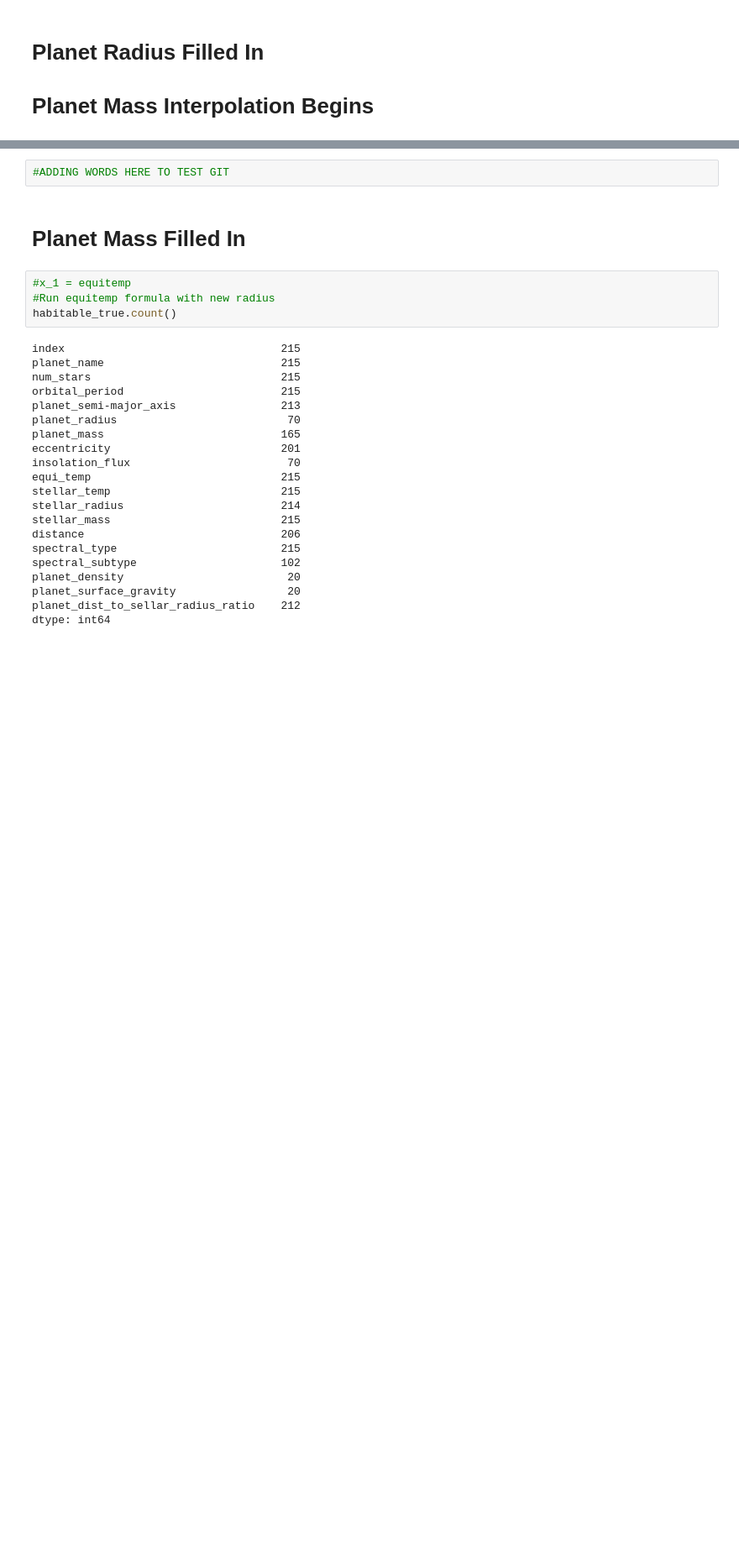
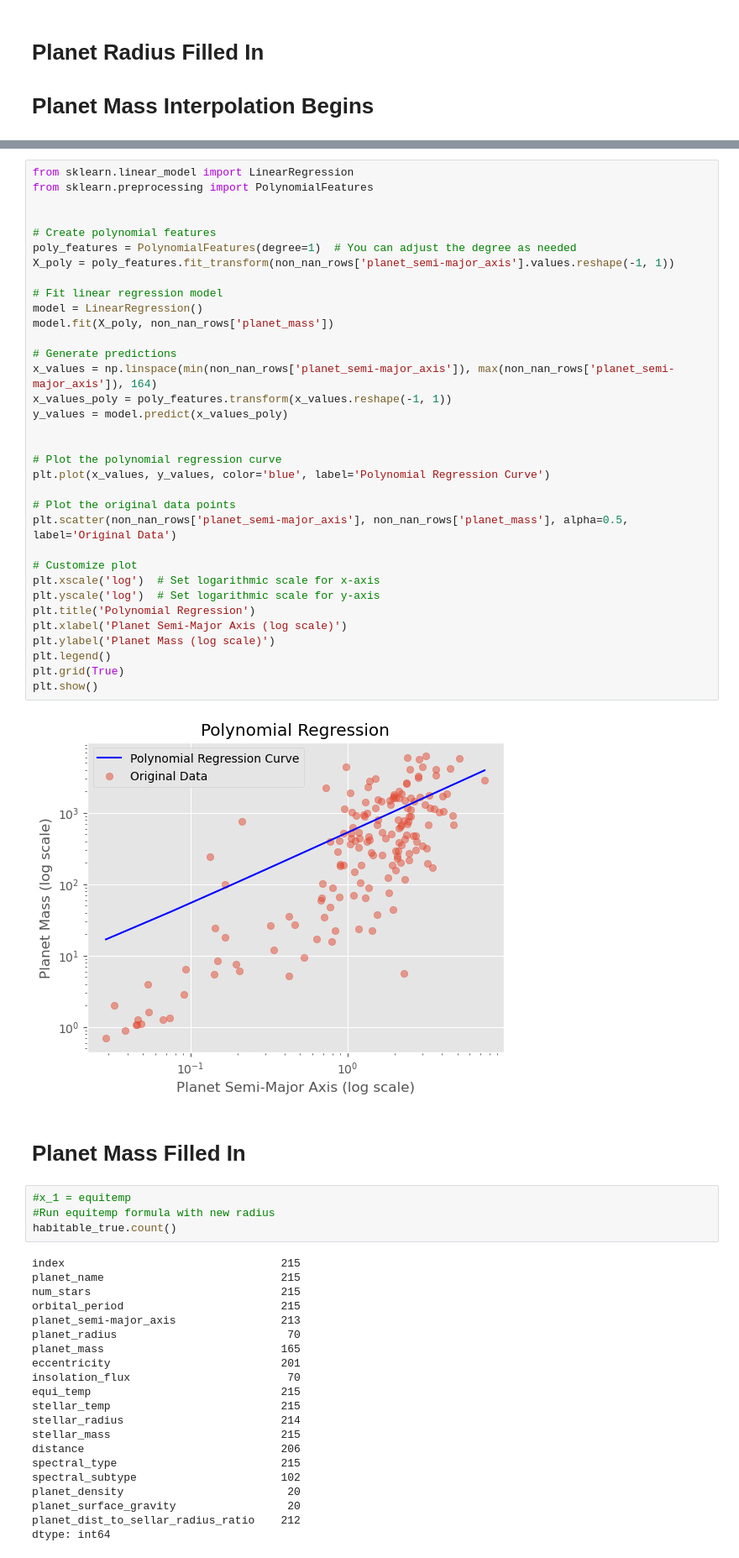
Before and after one commit to brsm3129/HabitablePlanets, a Jupyter notebook: DataCollection.ipynb, the cells around one changed output, grey strips where cells are left out. Shown at 84% size. Saved outputs shown, nothing was run; the diff lists cells and outputs as text; blank space fills up the shorter version.

```diff
--- a/DataCollection.ipynb
+++ b/DataCollection.ipynb
@@ -895,5 +896,39 @@ plt.show()
 # %%
-#ADDING WORDS HERE TO TEST GIT
+from sklearn.linear_model import LinearRegression
+from sklearn.preprocessing import PolynomialFeatures
+
+
+# Create polynomial features
+poly_features = PolynomialFeatures(degree=1)  # You can adjust the degree as needed
+X_poly = poly_features.fit_transform(non_nan_rows['planet_semi-major_axis'].values.reshape(-1, 1))
+
+# Fit linear regression model
+model = LinearRegression()
+model.fit(X_poly, non_nan_rows['planet_mass'])
+
+# Generate predictions
+x_values = np.linspace(min(non_nan_rows['planet_semi-major_axis']), max(non_nan_rows['planet_semi-major_axis']), 164)
+x_values_poly = poly_features.transform(x_values.reshape(-1, 1))
+y_values = model.predict(x_values_poly)
+
+
+# Plot the polynomial regression curve
+plt.plot(x_values, y_values, color='blue', label='Polynomial Regression Curve')
+
+# Plot the original data points
+plt.scatter(non_nan_rows['planet_semi-major_axis'], non_nan_rows['planet_mass'], alpha=0.5, label='Original Data')
+
+# Customize plot
+plt.xscale('log')  # Set logarithmic scale for x-axis
+plt.yscale('log')  # Set logarithmic scale for y-axis
+plt.title('Polynomial Regression')
+plt.xlabel('Planet Semi-Major Axis (log scale)')
+plt.ylabel('Planet Mass (log scale)')
+plt.legend()
+plt.grid(True)
+plt.show()
+# %% [output]
+[figure, added]
 # %% [markdown]
 # Planet Mass Filled In
 # %%
```
Also changed, not shown: parts of 5 cells of this notebook.
